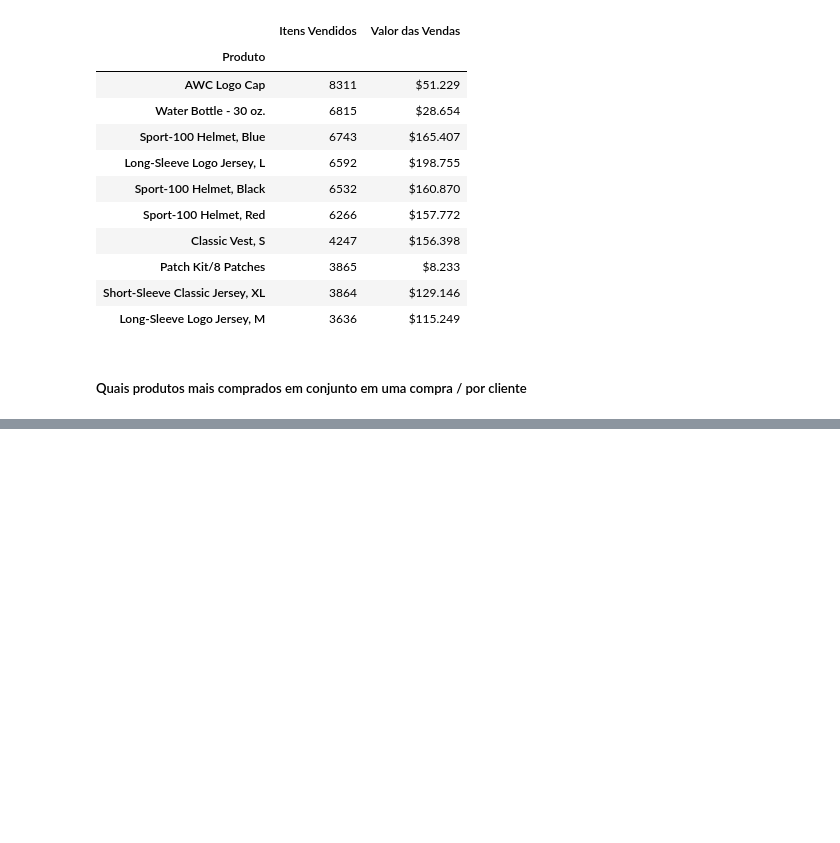
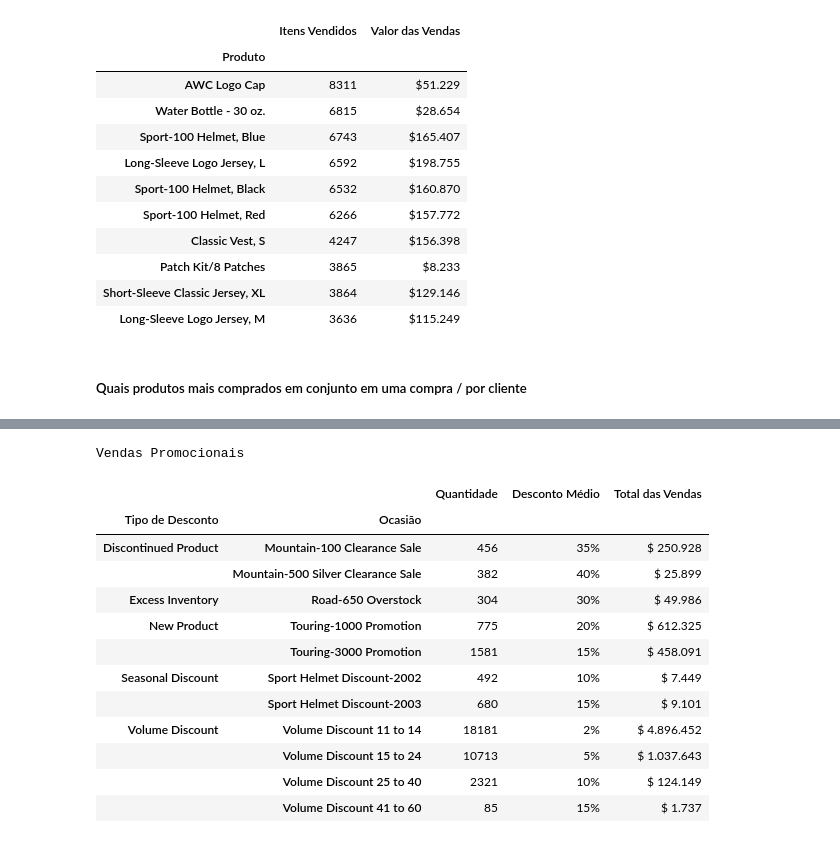
Before and after one commit to rurgel/exploratory-data-analysis, a Jupyter notebook: Adventure Works/Adventure_Works_EDA.ipynb, the cells around one changed output, grey strips where cells are left out. Saved outputs shown, nothing was run; the diff lists cells and outputs as text; code cells hidden in the pictures; blank space fills up the shorter version.

```diff
--- a/Adventure Works/Adventure_Works_EDA.ipynb
+++ b/Adventure Works/Adventure_Works_EDA.ipynb
@@ -378,0 +520,47 @@ Produtos vendidos em conjunto (Física)
+# %%
+SalesOrderDetail[['OrderQty', 'ProductID', 'SpecialOfferID', 'LineTotal']]\
+    .merge(SpecialOfferProduct, on=['SpecialOfferID', 'ProductID'])\
+    .merge(SpecialOffer, on='SpecialOfferID')\
+    .rename(columns={'Type': 'Tipo de Desconto',
+                     'Description': 'Ocasião'})\
+    .groupby(['Tipo de Desconto', 'Ocasião'])\
+    .agg({'OrderQty': 'sum', 'DiscountPct': 'mean', 'LineTotal': 'sum'})\
+    .query('Ocasião not in "No Discount"')\
+    .rename(columns={'OrderQty': 'Quantidade',
+                     'DiscountPct': 'Desconto Médio',
+                     'LineTotal': 'Total das Vendas'})\
+    .style\
+    .set_caption('Vendas Promocionais')\
+    .format('$ {0:,.0f}', thousands='.', decimal=',', subset=['Total das Vendas'])\
+    .format('{0:.0%}', thousands='.', decimal=',', subset=['Desconto Médio'])\
+    .background_gradient(cmap='Blues', subset=['Quantidade'])\
+    .bar(subset=['Total das Vendas'], color='lightgreen', align='left', width=90, height=60)\
+    .text_gradient(subset=['Desconto Médio'], cmap='Reds', low=0.2, high=0.4)\
+    .set_table_styles([{'selector': 'th.col_heading',
+                          'props': 'font-size: 1.25em;'},
+                         {'selector': 'td',
+                          'props': 'text-align:center; font-weight:bold;'},
+                         {'selector': 'caption',
+                          'props': 'font-size: 1.5em;font-weight: bold;'},
+                         {'selector': 'th',
+                          'props': 'text-align:left;'},
+                         {'selector': '.index_name',
+                          'props': 'font-style:italic; text-align:center;font-weight:normal;font-size:1.3em;'},
+                         {'selector': 'th:not(.col_heading):not(.index_name)',
+                          'props': 'color:dimgray;font-size:1.1em;'},
+                         ], overwrite=False)
+# %% [output]
+Vendas Promocionais
+|  |  | Quantidade | Desconto Médio | Total das Vendas |
+| Tipo de Desconto | Ocasião |  |  |  |
+| Discontinued Product | Mountain-100 Clearance Sale | 456 | 35% | $ 250.928 |
+|  | Mountain-500 Silver Clearance Sale | 382 | 40% | $ 25.899 |
+| Excess Inventory | Road-650 Overstock | 304 | 30% | $ 49.986 |
+| New Product | Touring-1000 Promotion | 775 | 20% | $ 612.325 |
+|  | Touring-3000 Promotion | 1581 | 15% | $ 458.091 |
+| Seasonal Discount | Sport Helmet Discount-2002 | 492 | 10% | $ 7.449 |
+|  | Sport Helmet Discount-2003 | 680 | 15% | $ 9.101 |
+| Volume Discount | Volume Discount 11 to 14 | 18181 | 2% | $ 4.896.452 |
+|  | Volume Discount 15 to 24 | 10713 | 5% | $ 1.037.643 |
+|  | Volume Discount 25 to 40 | 2321 | 10% | $ 124.149 |
+|  | Volume Discount 41 to 60 | 85 | 15% | $ 1.737 |
```
Also changed, not shown: parts of 20 cells of this notebook, 1 other file.
